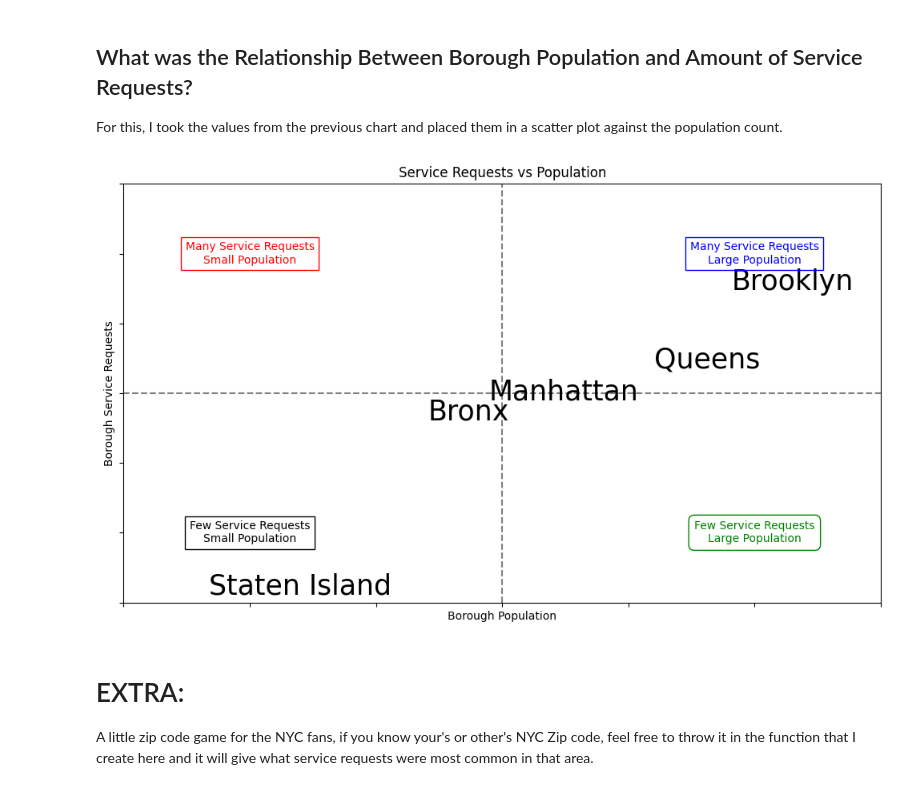
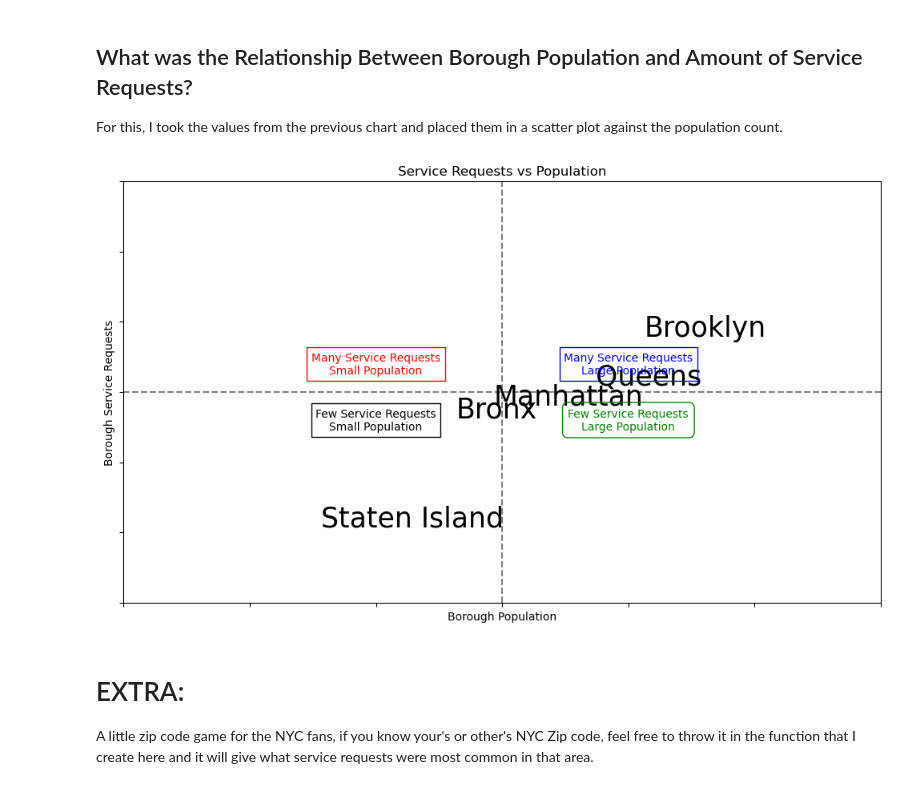
Before and after one commit to DavidS36/311-Requests-Project, a Jupyter notebook: Phase1Project_311ServiceRequests.ipynb, the cells around one changed output. Saved outputs shown, nothing was run; the diff lists cells and outputs as text; code cells hidden in the pictures.

```diff
--- a/Phase1Project_311ServiceRequests.ipynb
+++ b/Phase1Project_311ServiceRequests.ipynb
@@ -32,6 +33,6 @@ import seaborn as sns
 # %%
 # turning my dataset into a pandas dataframe
-nyc = pd.read_csv('311_Service_Requests.csv')
+nyc = pd.read_csv('NYC-311-Service-Requests-AdditionalFiles/311_Service_Requests.csv')
 # %% [markdown]
 #### Data Cleaning
 I was able to do a lot of my data cleaning during the data acquisition at the website containing the data allowing me to filter out columns and entries that I didn't want to use.
@@ -55,6 +56,8 @@ First, I want to get the desired timeframe, which for this project will be the 2
 date_format = '%m/%d/%Y %I:%M:%S %p'
 nyc['Closed Date'] = pd.to_datetime(nyc['Closed Date'], format=date_format)
 nyc['Created Date'] = pd.to_datetime(nyc['Created Date'], format=date_format)
+nyc['Created Date Only'] = nyc['Created Date'].dt.date
+nyc['Created Time Only'] = nyc['Created Date'].dt.time
 # %%
 # filtering to specifically 2023
 nyc_2023 = nyc[nyc['Created Date'].dt.year == 2023]
@@ -180,7 +194,7 @@ combined_counts = pd.DataFrame({
 })
 # %%
 #standardizing my counts to make easier to visualize
-counts_time_standardized = (combined_counts['Mean Response Time'] - combined_counts['Mean Response Time'].mean())/1000000
+counts_time_standardized = (combined_counts['Mean Response Time'] - combined_counts['Mean Response Time'].mean())/combined_counts['Mean Response Time'].std()
 counts_agency = combined_counts['Complaint Counts']/1000000
 # %%
 #setting cross lines
@@ -360,8 +374,8 @@ plt.show()
 For this, I took the values from the previous chart and placed them in a scatter plot against the population count.
 # %%
 #standardizing my counts to make easier to visualize
-boroughs_pop_standardized =  (boroughs_df['Pop'] - boroughs_df['Pop'].mean())/1000000
-boroughs_count_standardized = (boroughs_df['C_Count'] - boroughs_df['C_Count'].mean())/1000000
+boroughs_pop_standardized =  (boroughs_df['Pop'] - boroughs_df['Pop'].mean())/boroughs_df['Pop'].std()
+boroughs_count_standardized = (boroughs_df['C_Count'] - boroughs_df['C_Count'].mean())/boroughs_df['C_Count'].std()
 # %%
 #setting cross lines
 complaints_threshold = 0
@@ -373,36 +387,36 @@ fig, ax = plt.subplots(figsize=(10, 6))
 ax.scatter(x=boroughs_pop_standardized, y=boroughs_count_standardized, alpha=0)
 
 # Add vertical and horizontal lines to create quadrants
 ax.axvline(complaints_threshold, color='gray', linestyle='--')
 ax.axhline(response_time_threshold, color='gray', linestyle='--')
 
 # Adding the tag to each point
 for i, txt in enumerate(boroughs_df["Borough"]):
     ax.annotate(txt, (boroughs_pop_standardized[i], boroughs_count_standardized[i]), fontsize=25, va='top')
 
 # Adding labels for each quadrant
 ax.text(-1, 0.4, "Many Service Requests\nSmall Population", color="red", va="center", ha="center",
         bbox=dict(facecolor="none", edgecolor="red"))
 ax.text(1, 0.4, "Many Service Requests\nLarge Population", color="blue", va="center", ha="center",
         bbox=dict(facecolor="none", edgecolor="blue"))
 ax.text(-1, -0.4, "Few Service Requests\nSmall Population", color="black", va="center", ha="center",
         bbox=dict(facecolor="none", edgecolor="black"))
 ax.text(1, -0.4, "Few Service Requests\nLarge Population", color="green", va="center", ha="center",
         bbox=dict(facecolor="none", edgecolor="green", boxstyle="round,pad=0.5"))
 
 # Set labels, title, and y-axis limits and ticks
 ax.set_xlabel('Borough Population')
 ax.set_ylabel('Borough Service Requests')
 plt.title('Service Requests vs Population')
-ax.set_xlim(-1.5, 1.5)
-ax.set_ylim (-0.6,0.6)
+ax.set_xlim(-3, 3)
+ax.set_ylim (-3,3)
 plt.xticks(visible=False)
 plt.yticks(visible=False)
 plt.tight_layout()
 plt.savefig('Service Requests vs Population.png')
 plt.show()
 # %% [output]
-[figure, old version]
+[figure, new version]
 # %% [markdown]
 # EXTRA:
 A little zip code game for the NYC fans, if you know your's or other's NYC Zip code, feel free to throw it in the function that I create here and it will give what service requests were most common in that area.
```
Also changed, not shown: parts of 38 cells of this notebook.
